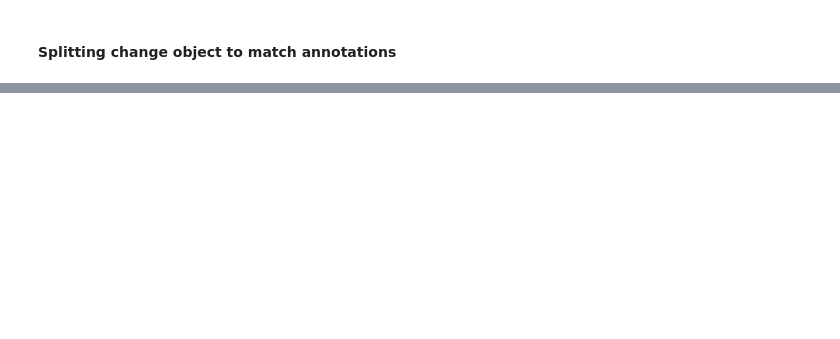
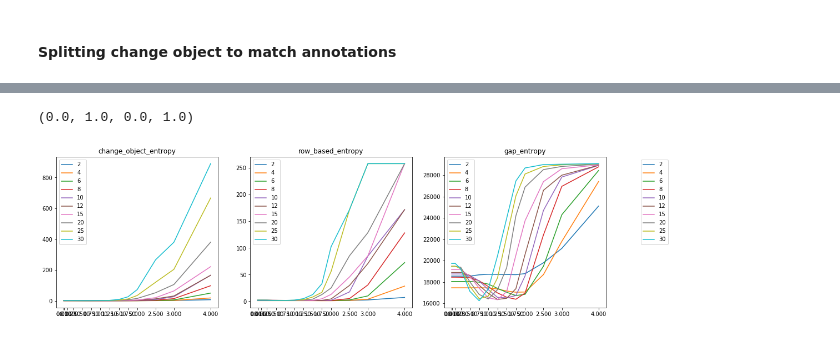
Before and after one commit to acifer/wikiconflict, a Jupyter notebook: notebooks/4_2_clustering-dbscan-extrinsic-evaluation.ipynb, the cells around one changed output, grey strips where cells are left out. Cells and saved outputs as stored; diff of their text form; code cells hidden in the pictures; blank space fills up the shorter version.

```diff
--- a/notebooks/4_2_clustering-dbscan-extrinsic-evaluation.ipynb
+++ b/notebooks/4_2_clustering-dbscan-extrinsic-evaluation.ipynb
@@ -388,0 +289,22 @@ evaluation_df.astype(np.float64).corr()
+# %%
+_df = evaluation_df.reset_index()
+
+cols = [
+    'change_object_entropy', 'row_based_entropy', 'gap_entropy',
+]
+
+fig, axes = plt.subplots(nrows=1, ncols=4, figsize=(24,5))
+for i, column in enumerate(cols):
+    if column in _df.columns:
+        _ax = axes[i]
+        _ax.xaxis.label.set_visible(False)
+
+        for name2, subdf2 in _df.groupby(['context']):
+            subdf2.plot(x = 'eps', y=column, ax=_ax, label=str(name2), title=column,  xticks=eps_array)
+
+handles, labels = _ax.get_legend_handles_labels()
+axes[3].legend(handles, labels, loc='upper left')
+axes[3].axis('off')
+# %% [output]
+(0.0, 1.0, 0.0, 1.0)
+[figure, added]
```
Also changed, not shown: parts of 23 cells of this notebook, 41 other files.
